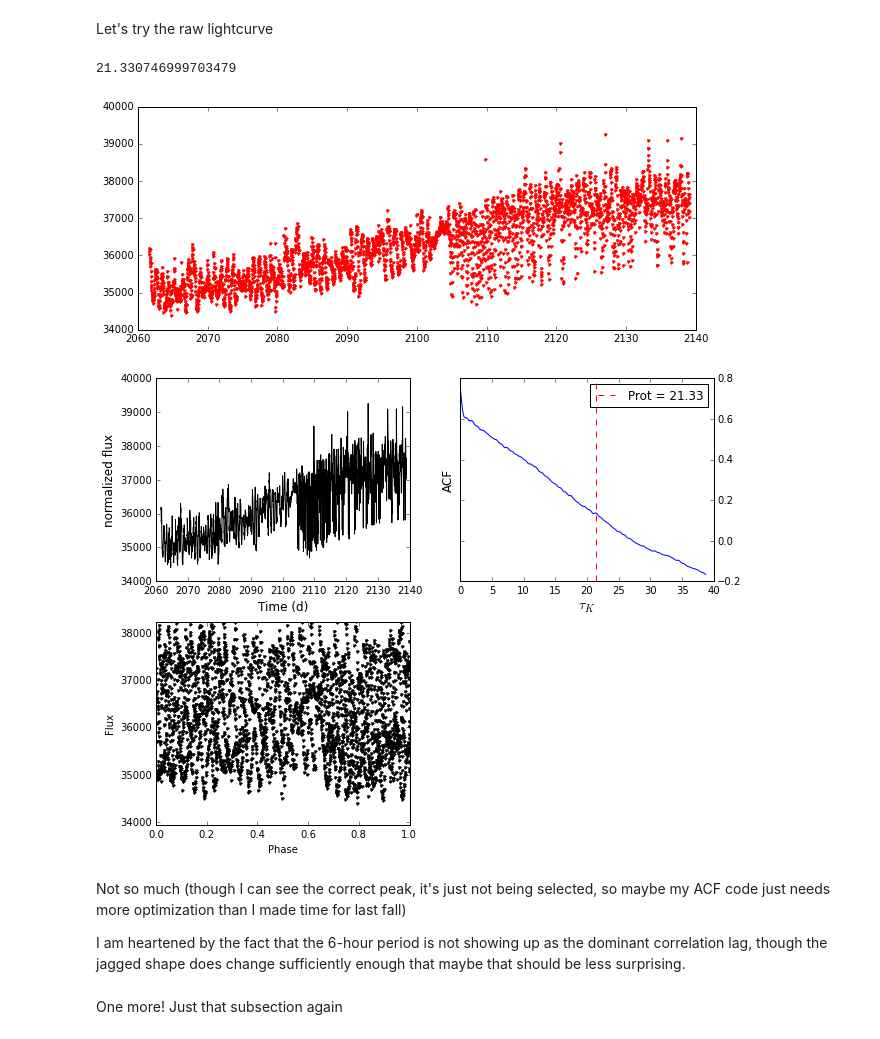
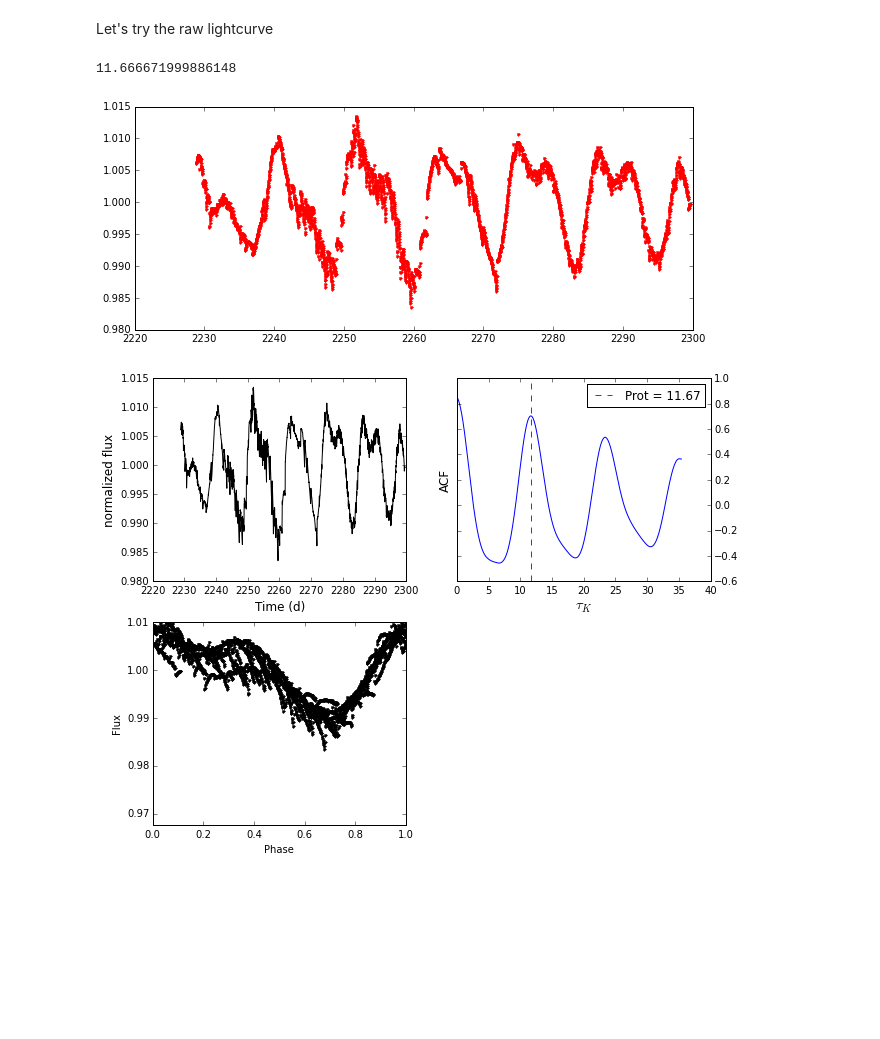
Before and after one commit to stephtdouglas/k2spin, a Jupyter notebook: acf.ipynb, the cells around one changed output. Drawn from its saved outputs; the diff is of its cells as text; code cells hidden in the pictures; blank space fills up the shorter version.

Commit message:
running acf on just output lcs

```diff
--- a/acf.ipynb
+++ b/acf.ipynb
@@ -84,6 +55,2 @@ That _looks_ nice, but that's a teeny tiny value for the ACF *and* the errors ob
 # %% [markdown]
 Now try it with the flux that's been position-corrected
-# %%
-t = light_curve.time
-y = light_curve.corrected_flux
-dy = light_curve.corrected_unc
@@ -119,5 +56,0 @@ Out of curiosity, what happens if I crop the lightcurve?
-# %%
-t = light_curve.time
-y = light_curve.corrected_flux[(t>2065) & (t<2100)]
-dy = light_curve.corrected_unc[(t>2065) & (t<2100)]
-t = t[(t>2065) & (t<2100)]
@@ -159,5 +63,0 @@ print cadence
-# %%
-t, y, dy = hypra.prot.fix_kepler.fill_gaps(light_curve.time,
-                                           light_curve.corrected_flux,
-                                           light_curve.corrected_unc)
-hypra.prot.time_series.run_acf(t, y, plot=True)
@@ -166,0 +64,3 @@ hypra.prot.time_series.run_acf(t, y, plot=True)
+# %%
+t2, y2, dy2 = hypra.prot.fix_kepler.fill_gaps(t,y,dy)
+hypra.prot.time_series.run_acf(t2, y2, plot=True)
@@ -169,19 +72,11 @@ So it looks nice when applied to the corrected lc....
 # %% [markdown]
 Let's try the raw lightcurve
 # %%
-t, y, dy = hypra.prot.fix_kepler.fill_gaps(light_curve.time,
-                                           light_curve.flux,
-                                           light_curve.unc_flux)
+t3, y3, dy3 = hypra.prot.fix_kepler.fill_gaps(t, lcs["det"], dy)
 plt.figure(figsize=(10,4))
-plt.plot(t,y,'r.')
-hypra.prot.time_series.run_acf(t, y, plot=True)
+plt.plot(t3,y3,'r.')
+hypra.prot.time_series.run_acf(t3, y3, plot=True)
 # %% [output]
-21.330746999703479
+11.666671999886148
-[figure, old version]
+[figure, new version]
-[figure, old version]
+[figure, new version]
-# %% [markdown]
-Not so much (though I can see the correct peak, it's just not being selected, so maybe my ACF code just needs more optimization than I made time for last fall)
-
-I am heartened by the fact that the 6-hour period is not showing up as the dominant correlation lag, though the jagged shape does change sufficiently enough that maybe that should be less surprising.
-# %% [markdown]
-One more! Just that subsection again
```
Also changed, not shown: parts of 16 cells of this notebook.
